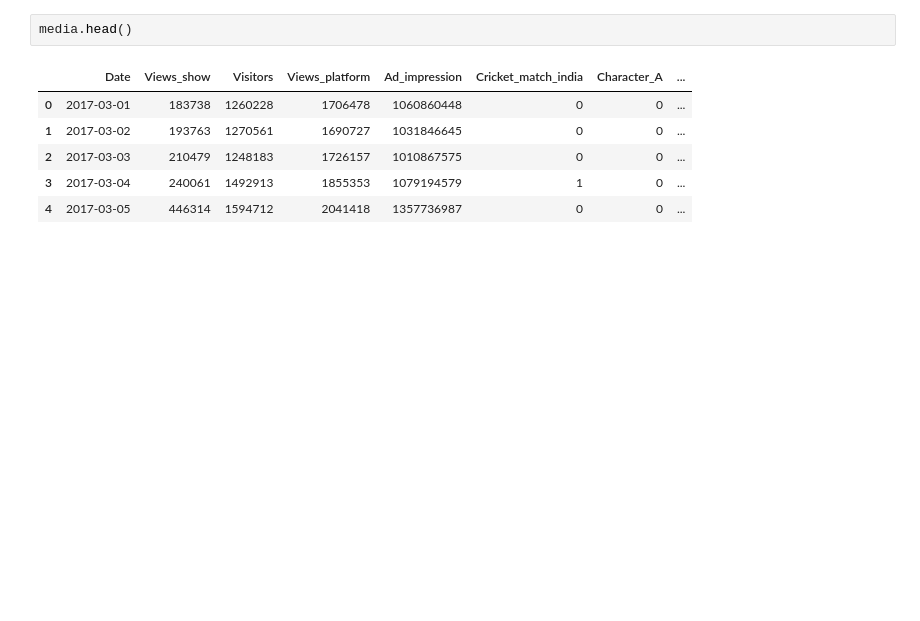
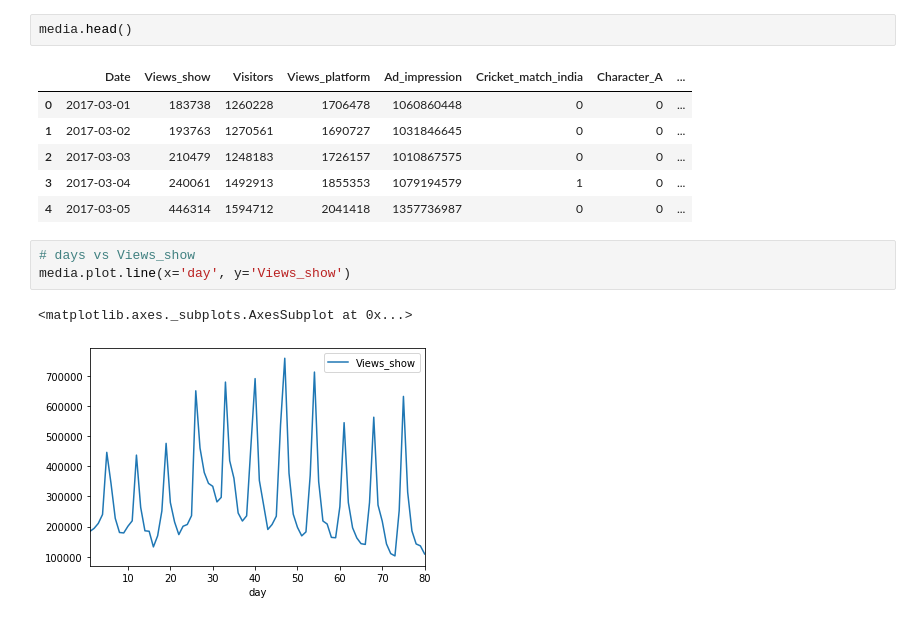
Before and after one commit to R-aryan/Hotstar-Netflix-Case-Study, a Jupyter notebook: case_study.ipynb, the cells around one changed output. Drawn from its saved outputs; the diff is of its cells as text; blank space fills up the shorter version.

```diff
--- a/case_study.ipynb
+++ b/case_study.ipynb
@@ -66,3 +66,9 @@ media.head()
 | 2 | 2017-03-03 | 210479 | 1248183 | 1726157 | 1010867575 | 0 | 0 | ... |
 | 3 | 2017-03-04 | 240061 | 1492913 | 1855353 | 1079194579 | 1 | 0 | ... |
 | 4 | 2017-03-05 | 446314 | 1594712 | 2041418 | 1357736987 | 0 | 0 | ... |
+# %%
+# days vs Views_show
+media.plot.line(x='day', y='Views_show')
+# %% [output]
+<matplotlib.axes._subplots.AxesSubplot at 0x...>
+[figure, added]
```
